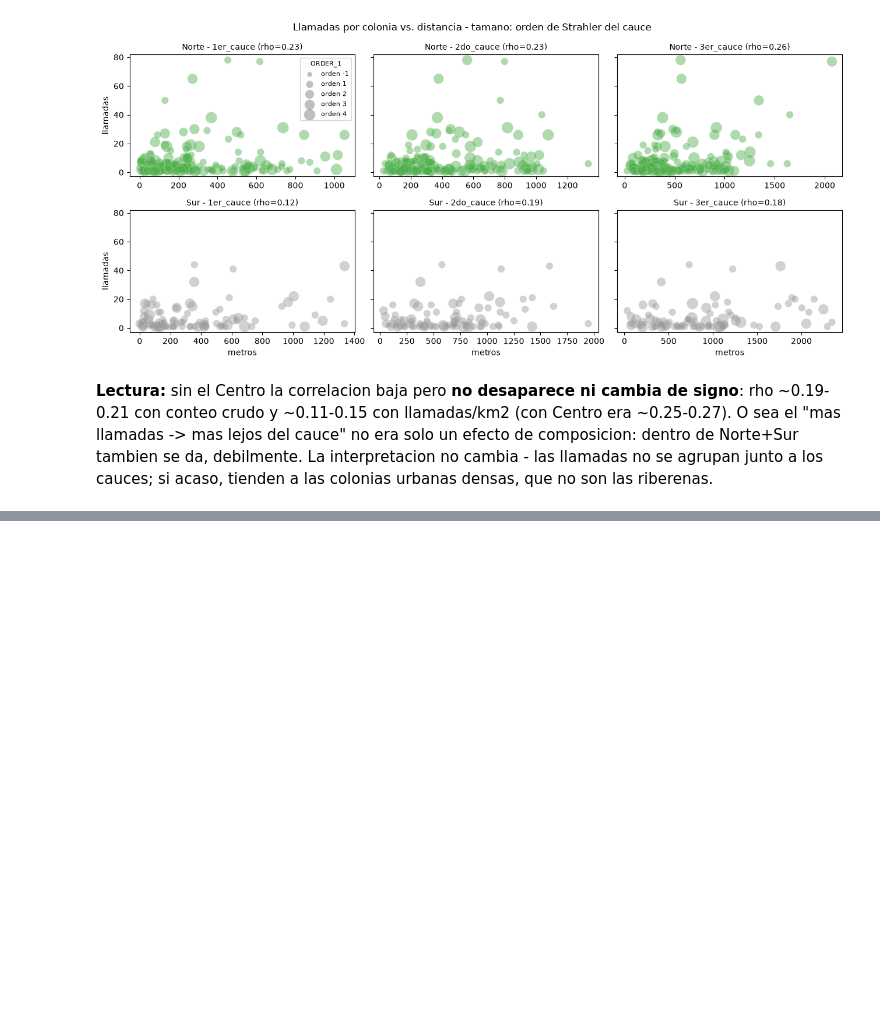
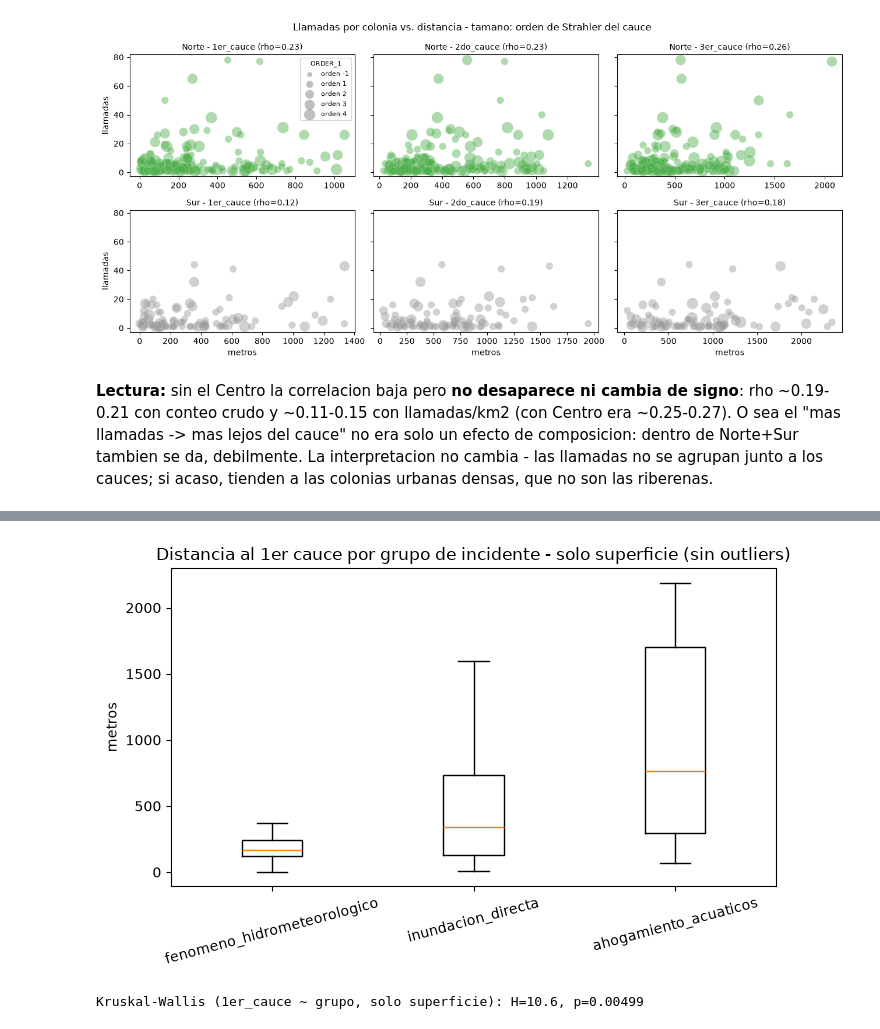
Before and after one commit to Mcd-2026-2-IngC-Team/proyecto-ingenieria-de-caracteristicas, a Jupyter notebook: notebooks/AAMM/07-AAMM-eda-llamadas-hidrografia.ipynb, the cells around one changed output, grey strips where cells are left out. Drawn from its saved outputs; the diff is of its cells as text; code cells hidden in the pictures; blank space fills up the shorter version.

```diff
--- a/notebooks/AAMM/07-AAMM-eda-llamadas-hidrografia.ipynb
+++ b/notebooks/AAMM/07-AAMM-eda-llamadas-hidrografia.ipynb
@@ -833,0 +928,27 @@ Spearman llamadas/km2 vs. distancia:
+# %%
+# mismo boxplot de la celda 30 pero solo con los grupos de superficie
+fig, ax = plt.subplots(figsize=(7, 4.5))
+orden_g = (
+    con_agua.groupby("grupo_incidente")["1er_cauce"].median()
+    .sort_values().index
+)
+datos = [
+    con_agua.loc[con_agua["grupo_incidente"] == g, "1er_cauce"]
+    for g in orden_g
+]
+ax.boxplot(datos, tick_labels=orden_g, showfliers=False)
+ax.set_ylabel("metros")
+ax.set_title(
+    "Distancia al 1er cauce por grupo de incidente"
+    " - solo superficie (sin outliers)"
+)
+ax.tick_params(axis="x", labelrotation=15)
+plt.tight_layout()
+plt.show()
+
+from scipy.stats import kruskal
+H, p = kruskal(*datos)
+print(f"Kruskal-Wallis (1er_cauce ~ grupo, solo superficie): H={H:.1f}, p={p:.3g}")
+# %% [output]
+[figure, added]
+Kruskal-Wallis (1er_cauce ~ grupo, solo superficie): H=10.6, p=0.00499
```
Also changed, not shown: parts of 8 cells of this notebook.
